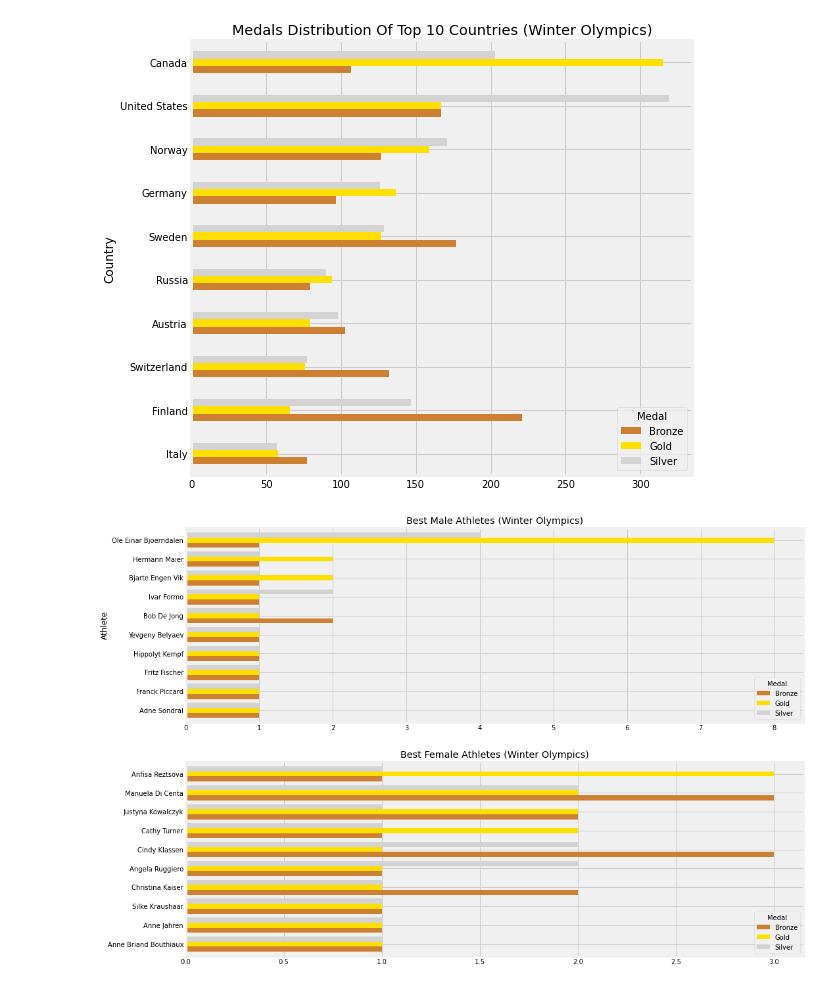
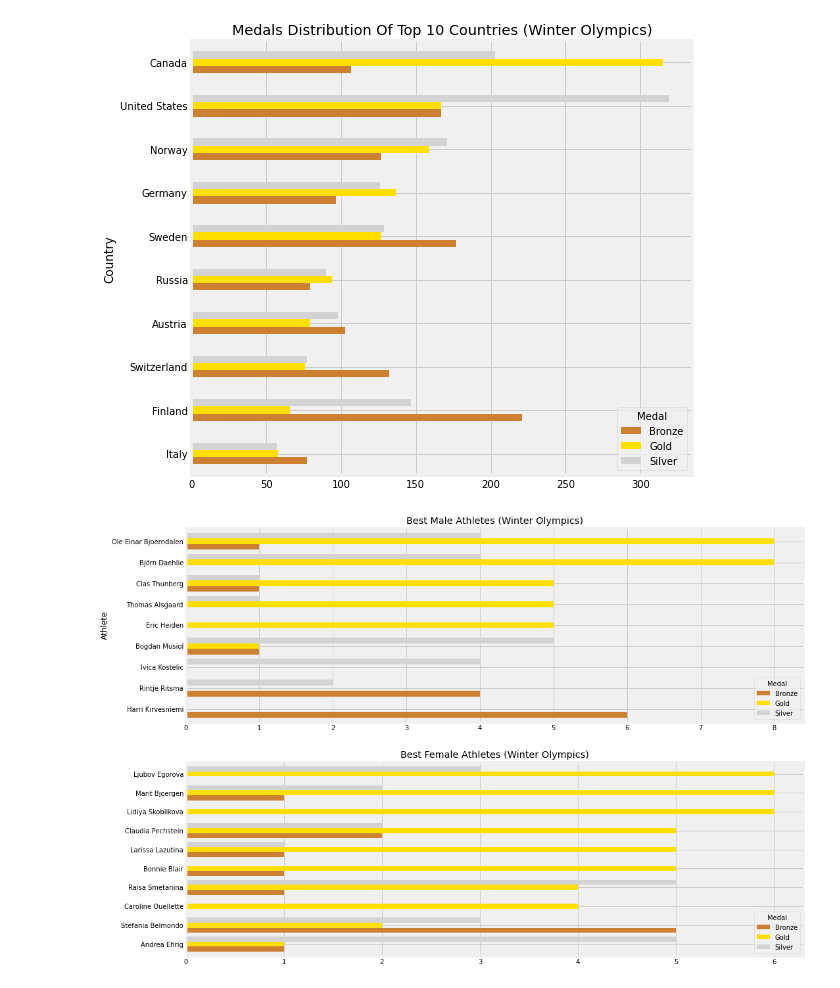
Before and after one commit to eozhisarcikli/olympic-game-analysis, a Jupyter notebook: Analysis & Visualization.ipynb, the cells around one changed output. Saved outputs shown, nothing was run; the diff lists cells and outputs as text; code cells hidden in the pictures.

```diff
--- a/Analysis & Visualization.ipynb
+++ b/Analysis & Visualization.ipynb
@@ -284,20 +252,22 @@ plt.show()
 # %%
 fig,ax=plt.subplots(2,1,figsize=(15,12))
 men_winter=winter[winter['Gender']=='Men']
 men_winter=men_winter.groupby(['Athlete','Medal'])['Sport'].count().reset_index().sort_values(by='Sport',ascending=False)
-men_winter=men_winter[men_winter['Athlete'].isin(men_winter['Athlete'].value_counts().index[:10])]
+men_winter_top_list=men_winter['Athlete'][:10]
+men_winter=men_winter[men_winter['Athlete'].isin(men_winter_top_list)]
 men_winter=men_winter.pivot('Athlete','Medal','Sport').fillna(0).sort_values(['Gold','Silver','Bronze'],ascending=True)
 men_winter.plot.barh(width=0.8,color=['#CD7F32','#FFDF00','#D3D3D3'],ax=ax[0])
 ax[0].set_title('Best Male Athletes (Winter Olympics)')
 ax[0].set_ylabel('Athlete')
 
 women_winter=winter[winter['Gender']=='Women']
 women_winter=women_winter.groupby(['Athlete','Medal'])['Sport'].count().reset_index().sort_values(by='Sport',ascending=False)
-women_winter=women_winter[women_winter['Athlete'].isin(women_winter['Athlete'].value_counts().index[:10])]
+women_winter_top_list=women_winter['Athlete'][:10]
+women_winter=women_winter[women_winter['Athlete'].isin(women_winter_top_list)]
 women_winter=women_winter.pivot('Athlete','Medal','Sport').fillna(0).sort_values(['Gold','Silver','Bronze'],ascending=True)
 women_winter.plot.barh(width=0.8,color=['#CD7F32','#FFDF00','#D3D3D3'],ax=ax[1])
 ax[1].set_title('Best Female Athletes (Winter Olympics)')
 ax[1].set_ylabel('')
 plt.show()
 # %% [output]
-[figure, old version]
+[figure, new version]
```
Also changed, not shown: parts of 11 cells of this notebook.
